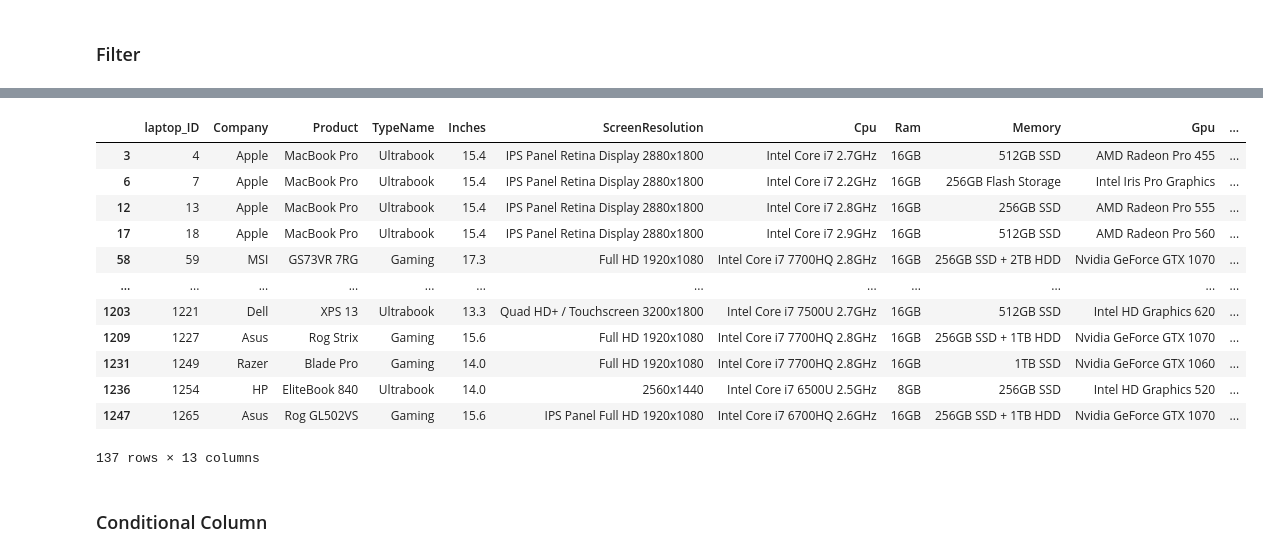
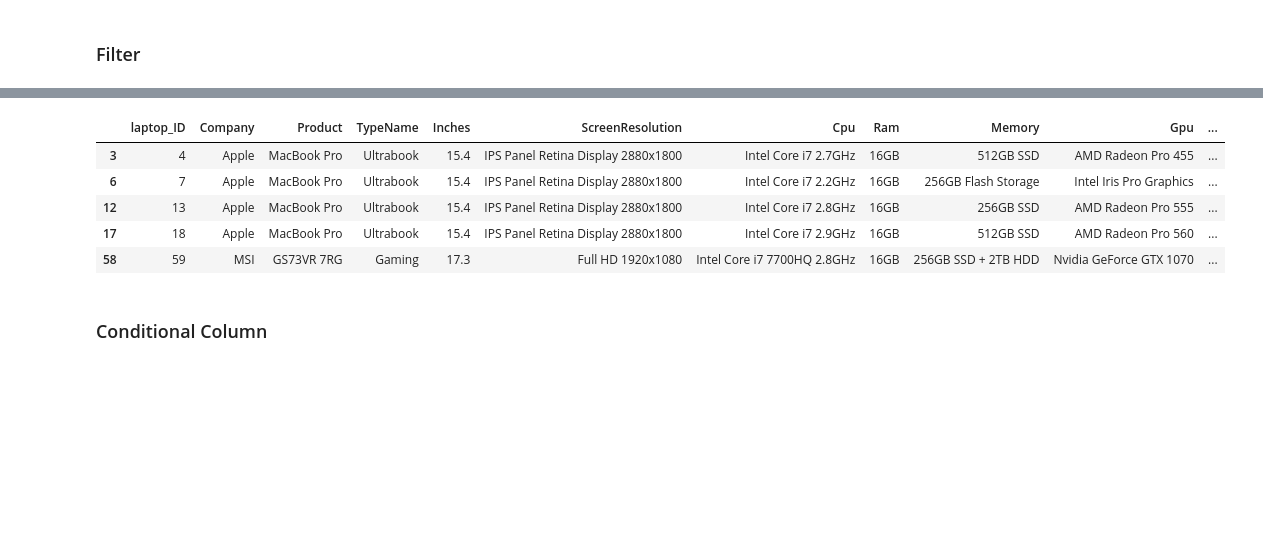
Before and after one commit to Dbarbanakov/Data-Science-with-Python, a Jupyter notebook: 02_pandas_filtering_data/exercises.ipynb, the cells around one changed output, grey strips where cells are left out. Cells and saved outputs as stored; diff of their text form; code cells hidden in the pictures; blank space fills up the shorter version.

```diff
--- a/02_pandas_filtering_data/exercises.ipynb
+++ b/02_pandas_filtering_data/exercises.ipynb
@@ -34,22 +27,15 @@ df[no_hp]
 # %%
 # find laptops with price over 2000 euros
 expensive = df['Price_euros'] > 2000
 # filter dataframe based on condition
-df[expensive]
+df[expensive].head()
 # %% [output]
 |  | laptop_ID | Company | Product | TypeName | Inches | ScreenResolution | Cpu | Ram | Memory | Gpu | ... |
 | 3 | 4 | Apple | MacBook Pro | Ultrabook | 15.4 | IPS Panel Retina Display 2880x1800 | Intel Core i7 2.7GHz | 16GB | 512GB SSD | AMD Radeon Pro 455 | ... |
 | 6 | 7 | Apple | MacBook Pro | Ultrabook | 15.4 | IPS Panel Retina Display 2880x1800 | Intel Core i7 2.2GHz | 16GB | 256GB Flash Storage | Intel Iris Pro Graphics | ... |
 | 12 | 13 | Apple | MacBook Pro | Ultrabook | 15.4 | IPS Panel Retina Display 2880x1800 | Intel Core i7 2.8GHz | 16GB | 256GB SSD | AMD Radeon Pro 555 | ... |
 | 17 | 18 | Apple | MacBook Pro | Ultrabook | 15.4 | IPS Panel Retina Display 2880x1800 | Intel Core i7 2.9GHz | 16GB | 512GB SSD | AMD Radeon Pro 560 | ... |
 | 58 | 59 | MSI | GS73VR 7RG | Gaming | 17.3 | Full HD 1920x1080 | Intel Core i7 7700HQ 2.8GHz | 16GB | 256GB SSD + 2TB HDD | Nvidia GeForce GTX 1070 | ... |
-| ... | ... | ... | ... | ... | ... | ... | ... | ... | ... | ... | ... |
-| 1203 | 1221 | Dell | XPS 13 | Ultrabook | 13.3 | Quad HD+ / Touchscreen 3200x1800 | Intel Core i7 7500U 2.7GHz | 16GB | 512GB SSD | Intel HD Graphics 620 | ... |
-| 1209 | 1227 | Asus | Rog Strix | Gaming | 15.6 | Full HD 1920x1080 | Intel Core i7 7700HQ 2.8GHz | 16GB | 256GB SSD + 1TB HDD | Nvidia GeForce GTX 1070 | ... |
-| 1231 | 1249 | Razer | Blade Pro | Gaming | 14.0 | Full HD 1920x1080 | Intel Core i7 7700HQ 2.8GHz | 16GB | 1TB SSD | Nvidia GeForce GTX 1060 | ... |
-| 1236 | 1254 | HP | EliteBook 840 | Ultrabook | 14.0 | 2560x1440 | Intel Core i7 6500U 2.5GHz | 8GB | 256GB SSD | Intel HD Graphics 520 | ... |
-| 1247 | 1265 | Asus | Rog GL502VS | Gaming | 15.6 | IPS Panel Full HD 1920x1080 | Intel Core i7 6700HQ 2.6GHz | 16GB | 256GB SSD + 1TB HDD | Nvidia GeForce GTX 1070 | ... |
-137 rows × 13 columns
 # %% [markdown]
 ### Conditional Column
 # %% [markdown]
```
Also changed, not shown: parts of 4 cells of this notebook, 5 other files.
